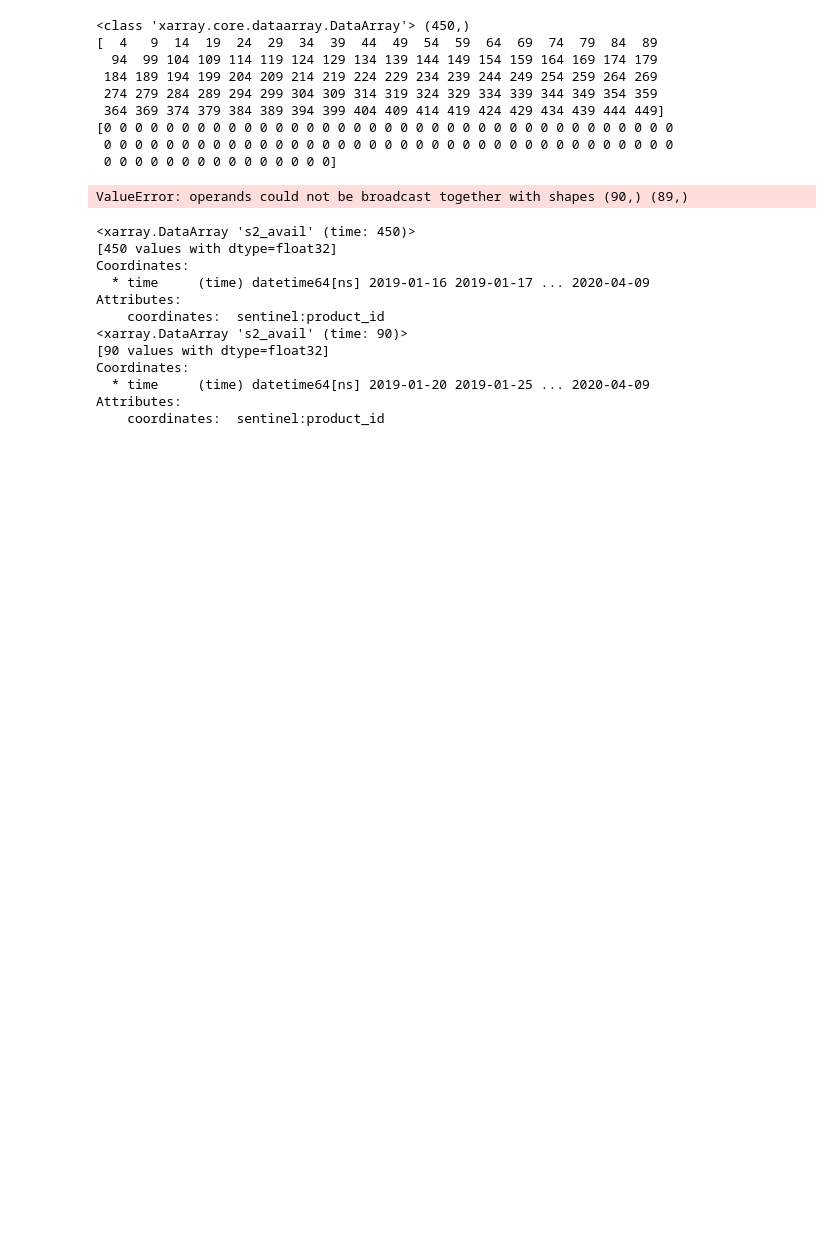
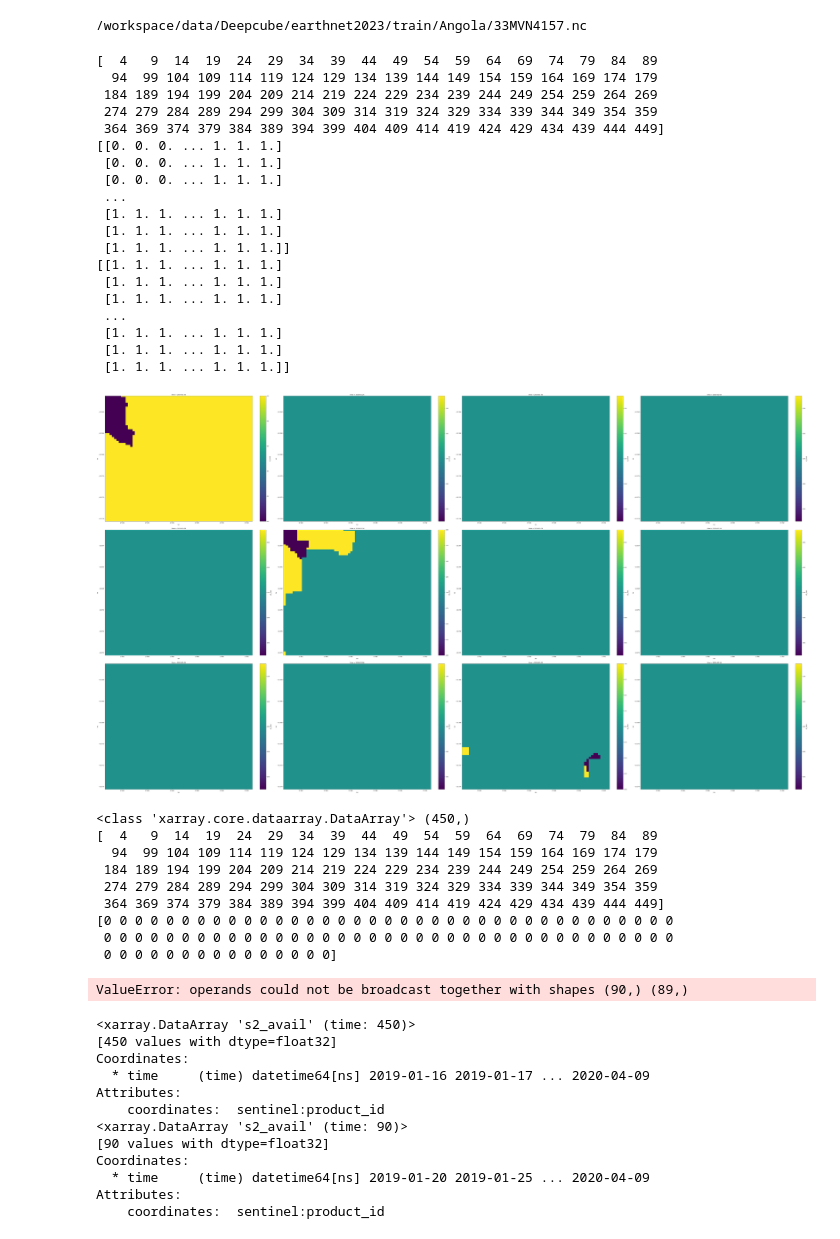
Before and after one commit to earthnet2021/earthnet-models-pytorch, a Jupyter notebook: work/notebook.ipynb, the cells around one changed output. Drawn from its saved outputs; the diff is of its cells as text; code cells hidden in the pictures; blank space fills up the shorter version.

Commit message:
fix error missing values

```diff
--- a/work/notebook.ipynb
+++ b/work/notebook.ipynb
@@ -5,9 +6,52 @@ import numpy as np
 # %%
-basepath = Path("/workspace/data/africa_v0.3/train/")
+basepath = Path("/workspace/data/Deepcube/earthnet2023/train/")
 
 minicube_paths = list(basepath.glob("*/*.nc"))
 
 minicube = xr.open_dataset(minicube_paths[3])
+# %%
+print(minicube_paths[3])
+# %% [output]
+/workspace/data/Deepcube/earthnet2023/train/Angola/33MVN4157.nc
+# %%
+import matplotlib.pyplot as plt
+import matplotlib.colors as clr
+cmap_veg = clr.LinearSegmentedColormap.from_list('veg', ['#ffffe5','#f7fcb9','#d9f0a3','#addd8e','#78c679','#41ab5d','#238443','#006837','#004529'])
+
+
+fig, axes = plt.subplots(nrows=3, ncols=4, constrained_layout=True, figsize=(80, 45))
+index_avail = np.where(minicube.s2_avail.values == 1)[0]
+print(index_avail)
+t= 4
+for i in range(3):
+    for j in range(4):
+        minicube.s2_mask.isel(time=t).plot(ax=axes[i,j])
+        t += 5 # non gap filled, a lot of nan values
+
+plt.draw()
+print(minicube.s2_mask.isel(time=4).values)
+print(minicube.s2_mask.isel(time=9).values)
+# %% [output]
+[  4   9  14  19  24  29  34  39  44  49  54  59  64  69  74  79  84  89
+  94  99 104 109 114 119 124 129 134 139 144 149 154 159 164 169 174 179
+ 184 189 194 199 204 209 214 219 224 229 234 239 244 249 254 259 264 269
+ 274 279 284 289 294 299 304 309 314 319 324 329 334 339 344 349 354 359
+ 364 369 374 379 384 389 394 399 404 409 414 419 424 429 434 439 444 449]
+[[0. 0. 0. ... 1. 1. 1.]
+ [0. 0. 0. ... 1. 1. 1.]
+ [0. 0. 0. ... 1. 1. 1.]
+ ...
+ [1. 1. 1. ... 1. 1. 1.]
+ [1. 1. 1. ... 1. 1. 1.]
+ [1. 1. 1. ... 1. 1. 1.]]
+[[1. 1. 1. ... 1. 1. 1.]
+ [1. 1. 1. ... 1. 1. 1.]
+ [1. 1. 1. ... 1. 1. 1.]
+ ...
+ [1. 1. 1. ... 1. 1. 1.]
+ [1. 1. 1. ... 1. 1. 1.]
+ [1. 1. 1. ... 1. 1. 1.]]
+[figure, added]
 # %%
 s2_avail = minicube.s2_avail
 print(type(s2_avail), s2_avail.shape)
```
Also changed, not shown: parts of 3 cells of this notebook, 9 other files.
